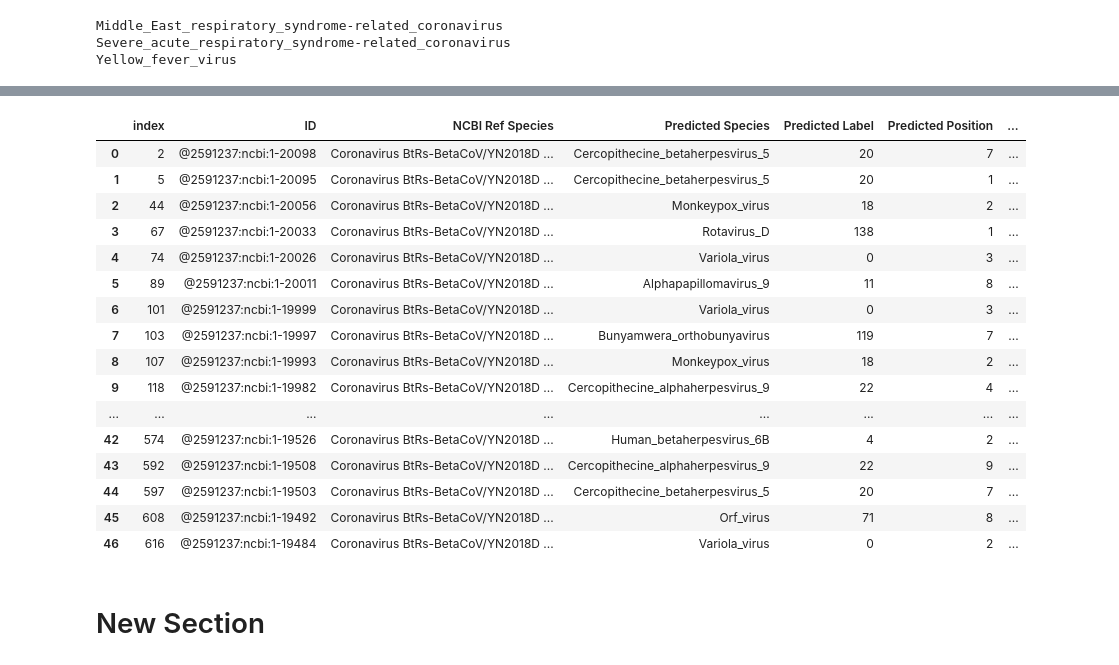
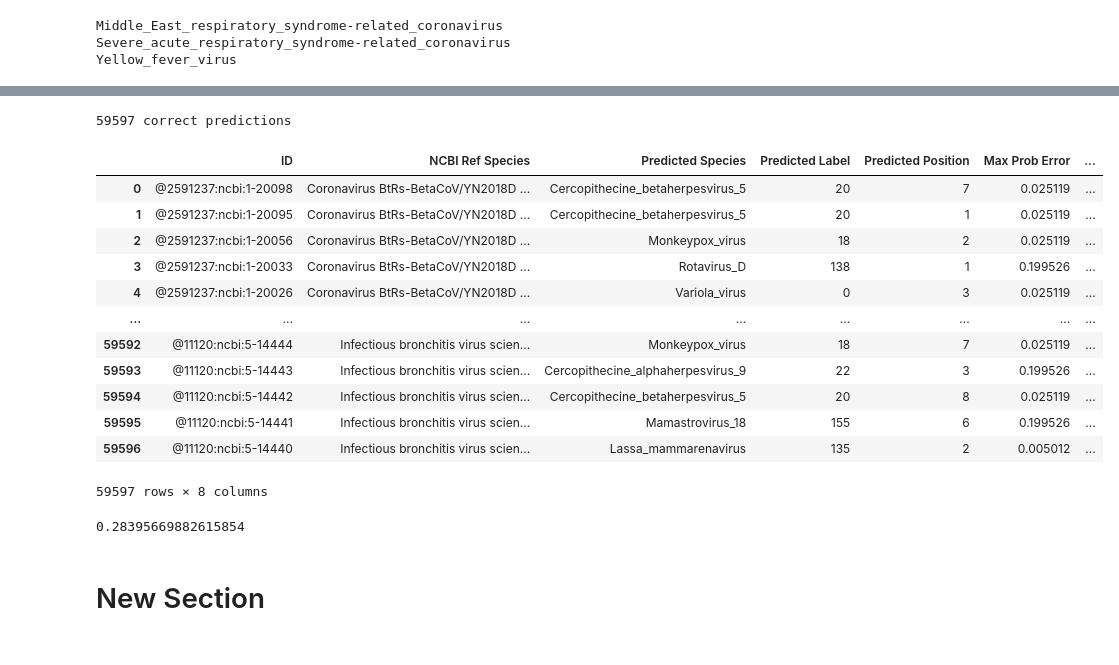
Before and after one commit to vtecftwy/metagentools, a Jupyter notebook: nbs/cnn_virus/ref_3.1_infer_k-mer_simple_fq.ipynb, the cells around one changed output, grey strips where cells are left out. Drawn from its saved outputs; the diff is of its cells as text; code cells hidden in the pictures.

```diff
--- a/nbs/cnn_virus/ref_3.1_infer_k-mer_simple_fq.ipynb
+++ b/nbs/cnn_virus/ref_3.1_infer_k-mer_simple_fq.ipynb
@@ -224,23 +224,27 @@ df.loc[df.loc[:, 'Predicted Label'].isin([94, 117]), coi].reset_index()
 # %%
-df.loc[~df.loc[:, 'Predicted Label'].isin([94, 117]), coi].reset_index()
+not_correct = df.loc[~df.loc[:, 'Predicted Label'].isin([94, 117]), :].reset_index()
+print(f"{not_correct.shape[0]} correct predictions")
+not_correct.loc[:, coi]
 # %% [output]
+59597 correct predictions
-|  | index | ID | NCBI Ref Species | Predicted Species | Predicted Label | Predicted Position | ... |
-| 0 | 2 | @2591237:ncbi:1-20098 | Coronavirus BtRs-BetaCoV/YN2018D ... | Cercopithecine_betaherpesvirus_5 | 20 | 7 | ... |
-| 1 | 5 | @2591237:ncbi:1-20095 | Coronavirus BtRs-BetaCoV/YN2018D ... | Cercopithecine_betaherpesvirus_5 | 20 | 1 | ... |
-| 2 | 44 | @2591237:ncbi:1-20056 | Coronavirus BtRs-BetaCoV/YN2018D ... | Monkeypox_virus | 18 | 2 | ... |
-| 3 | 67 | @2591237:ncbi:1-20033 | Coronavirus BtRs-BetaCoV/YN2018D ... | Rotavirus_D | 138 | 1 | ... |
-| 4 | 74 | @2591237:ncbi:1-20026 | Coronavirus BtRs-BetaCoV/YN2018D ... | Variola_virus | 0 | 3 | ... |
-| 5 | 89 | @2591237:ncbi:1-20011 | Coronavirus BtRs-BetaCoV/YN2018D ... | Alphapapillomavirus_9 | 11 | 8 | ... |
-| 6 | 101 | @2591237:ncbi:1-19999 | Coronavirus BtRs-BetaCoV/YN2018D ... | Variola_virus | 0 | 3 | ... |
-| 7 | 103 | @2591237:ncbi:1-19997 | Coronavirus BtRs-BetaCoV/YN2018D ... | Bunyamwera_orthobunyavirus | 119 | 7 | ... |
-| 8 | 107 | @2591237:ncbi:1-19993 | Coronavirus BtRs-BetaCoV/YN2018D ... | Monkeypox_virus | 18 | 2 | ... |
-| 9 | 118 | @2591237:ncbi:1-19982 | Coronavirus BtRs-BetaCoV/YN2018D ... | Cercopithecine_alphaherpesvirus_9 | 22 | 4 | ... |
+|  | ID | NCBI Ref Species | Predicted Species | Predicted Label | Predicted Position | Max Prob Error | ... |
+| 0 | @2591237:ncbi:1-20098 | Coronavirus BtRs-BetaCoV/YN2018D ... | Cercopithecine_betaherpesvirus_5 | 20 | 7 | 0.025119 | ... |
+| 1 | @2591237:ncbi:1-20095 | Coronavirus BtRs-BetaCoV/YN2018D ... | Cercopithecine_betaherpesvirus_5 | 20 | 1 | 0.025119 | ... |
+| 2 | @2591237:ncbi:1-20056 | Coronavirus BtRs-BetaCoV/YN2018D ... | Monkeypox_virus | 18 | 2 | 0.025119 | ... |
+| 3 | @2591237:ncbi:1-20033 | Coronavirus BtRs-BetaCoV/YN2018D ... | Rotavirus_D | 138 | 1 | 0.199526 | ... |
+| 4 | @2591237:ncbi:1-20026 | Coronavirus BtRs-BetaCoV/YN2018D ... | Variola_virus | 0 | 3 | 0.025119 | ... |
 | ... | ... | ... | ... | ... | ... | ... | ... |
-| 42 | 574 | @2591237:ncbi:1-19526 | Coronavirus BtRs-BetaCoV/YN2018D ... | Human_betaherpesvirus_6B | 4 | 2 | ... |
-| 43 | 592 | @2591237:ncbi:1-19508 | Coronavirus BtRs-BetaCoV/YN2018D ... | Cercopithecine_alphaherpesvirus_9 | 22 | 9 | ... |
-| 44 | 597 | @2591237:ncbi:1-19503 | Coronavirus BtRs-BetaCoV/YN2018D ... | Cercopithecine_betaherpesvirus_5 | 20 | 7 | ... |
-| 45 | 608 | @2591237:ncbi:1-19492 | Coronavirus BtRs-BetaCoV/YN2018D ... | Orf_virus | 71 | 8 | ... |
-| 46 | 616 | @2591237:ncbi:1-19484 | Coronavirus BtRs-BetaCoV/YN2018D ... | Variola_virus | 0 | 2 | ... |
+| 59592 | @11120:ncbi:5-14444 | Infectious bronchitis virus scien... | Monkeypox_virus | 18 | 7 | 0.025119 | ... |
+| 59593 | @11120:ncbi:5-14443 | Infectious bronchitis virus scien... | Cercopithecine_alphaherpesvirus_9 | 22 | 3 | 0.199526 | ... |
+| 59594 | @11120:ncbi:5-14442 | Infectious bronchitis virus scien... | Cercopithecine_betaherpesvirus_5 | 20 | 8 | 0.025119 | ... |
+| 59595 | @11120:ncbi:5-14441 | Infectious bronchitis virus scien... | Mamastrovirus_18 | 155 | 6 | 0.199526 | ... |
+| 59596 | @11120:ncbi:5-14440 | Infectious bronchitis virus scien... | Lassa_mammarenavirus | 135 | 2 | 0.005012 | ... |
+59597 rows × 8 columns
+# %%
+accuracy = correct.shape[0] / df.shape[0]
+accuracy
+# %% [output]
+0.28395669882615854
 # %% [markdown]
 # New Section
 # %% [markdown]
```
Also changed, not shown: parts of 7 cells of this notebook, 12 other files.
